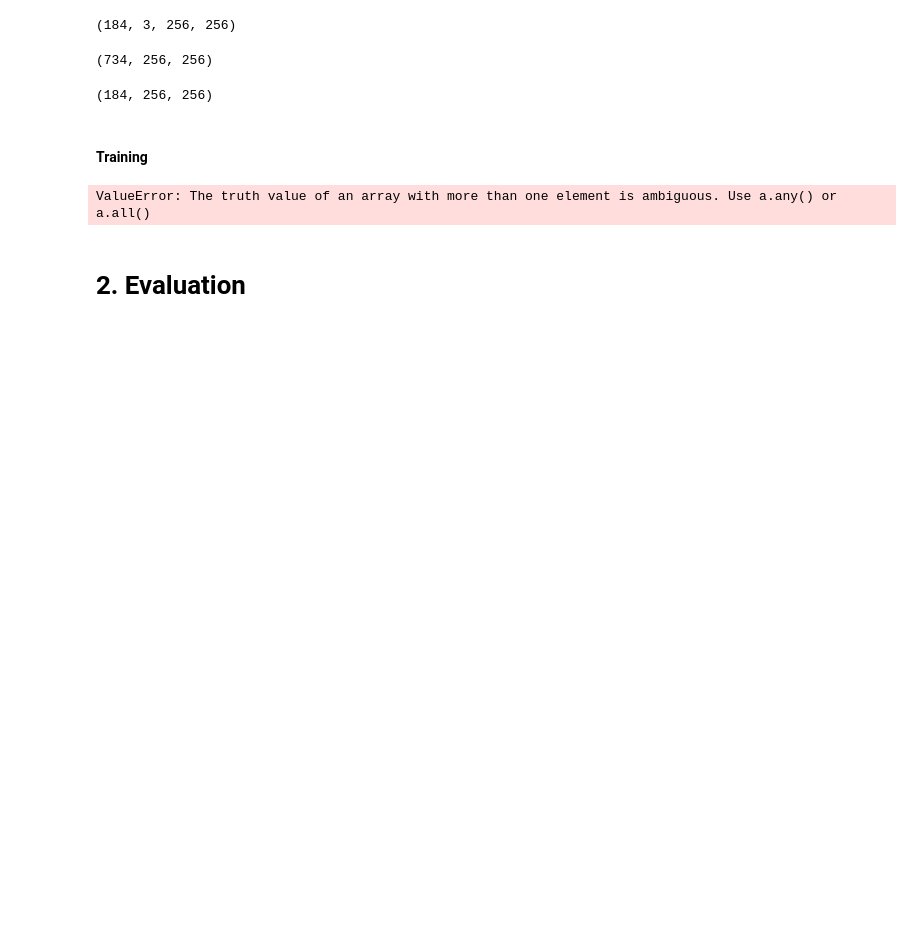
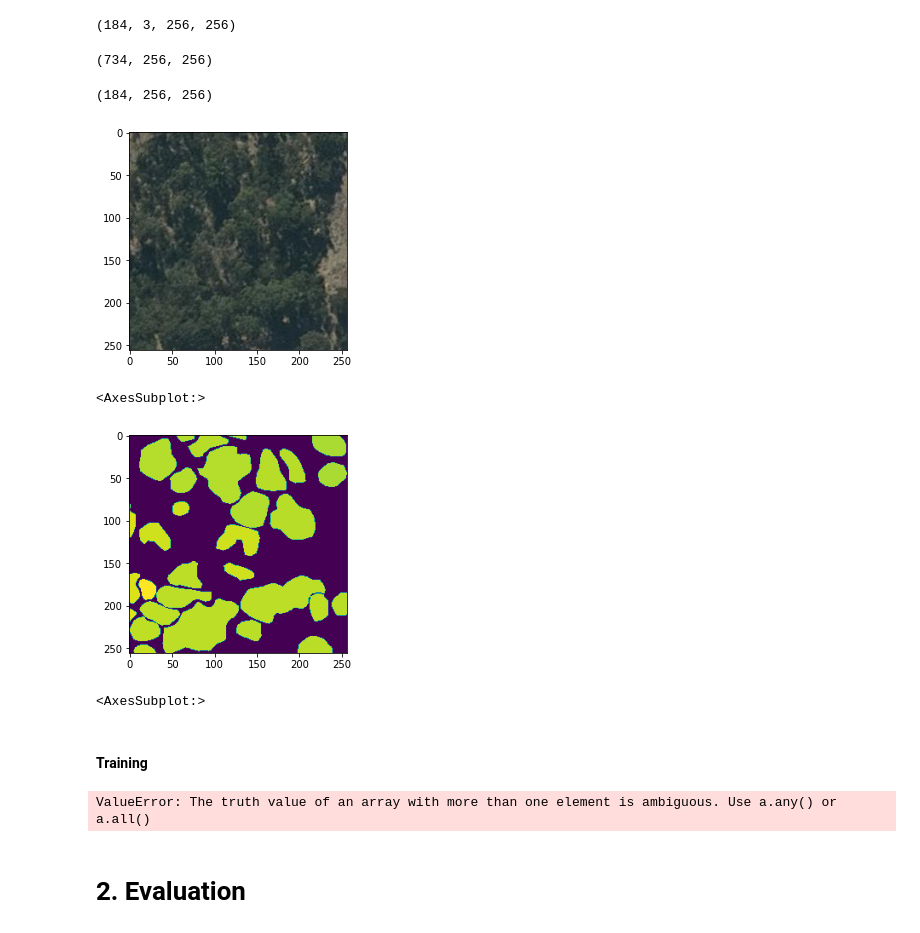
Before and after one commit to lgiesen/DL-Semantic-Segmentation-of-Tree-Stock-in-South-Africa-Using-Satellite-Images, a Jupyter notebook: 3_train_eval_pred.ipynb, the cells around one changed output. Drawn from its saved outputs; the diff is of its cells as text; code cells hidden in the pictures; blank space fills up the shorter version.

```diff
--- a/3_train_eval_pred.ipynb
+++ b/3_train_eval_pred.ipynb
@@ -422,5 +370,15 @@ for i in [X_train, X_test, y_train, y_test]:
 (184, 3, 256, 256)
 (734, 256, 256)
 (184, 256, 256)
+# %%
+# sanity check: check if satellite and label data matches
+x = 16
+show(X_train[x])
+show(y_train[x])
+# %% [output]
+[figure, added]
+<AxesSubplot:>
+[figure, added]
+<AxesSubplot:>
 # %% [markdown]
 #### Training
```
Also changed, not shown: parts of 16 cells of this notebook.
